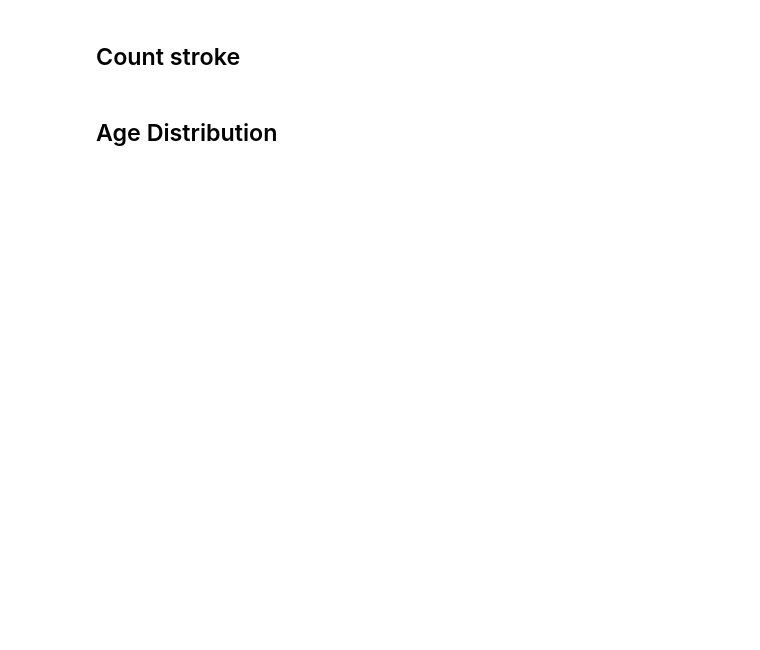
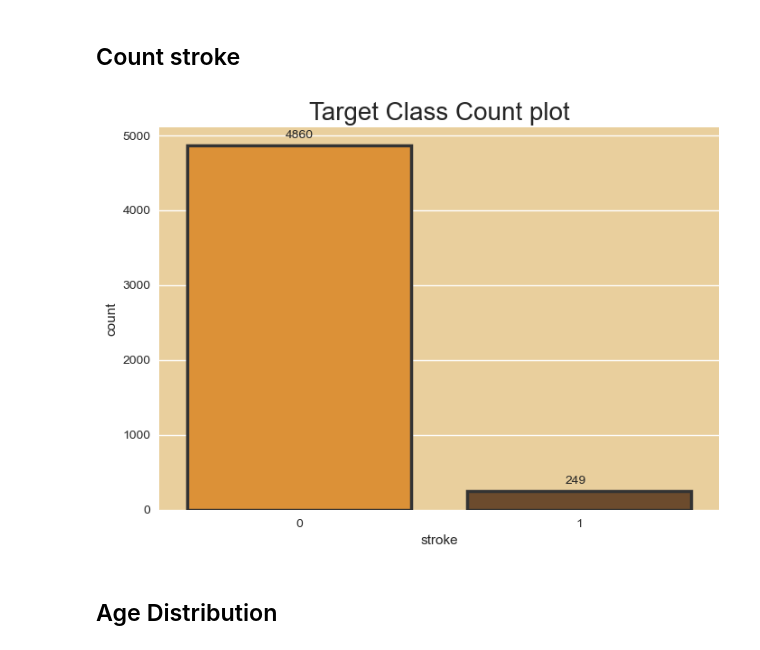
Before and after one commit to HoaNguyen710/PYTHON_FOR_DATA_SCIENCE, a Jupyter notebook: model.ipynb, the cells around one changed output. Cells and saved outputs as stored; diff of their text form; code cells hidden in the pictures; blank space fills up the shorter version.

```diff
--- a/model.ipynb
+++ b/model.ipynb
@@ -117,12 +276,15 @@ mean = df['bmi'].mean(skipna=True)
 df['bmi']= df['bmi'].mask(df['bmi'].isnull(), mean)
 df.drop(columns=['id', 'ever_married', 'work_type', 'residence_type', 'smoking_status'], inplace=True)
 # %%
-ax = sns.countplot(data=df, x='stroke')
+ax = sns.countplot(data=df, x='stroke', edgecolor='0.2', lw=2.5,  palette=["#F7941C", "#764A23"])
+ax.set_facecolor('#E9CF9D')
 [ax.annotate('{:.0f}'.format(p.get_height()), (p.get_x()+0.35, p.get_height()+100)) for p in ax.patches]
-plt.gca().spines['top'].set_visible(False)
-plt.gca().spines['right'].set_visible(False)
+plt.gca().spines['top'].set_visible(True)
+plt.gca().spines['right'].set_visible(True)
 plt.title('Target Class Count plot', fontsize=20)
 plt.show()
+# %% [output]
+[figure, added]
 # %% [markdown]
 ## Age Distribution
 # %%
```
Also changed, not shown: parts of 79 cells of this notebook, 2 other files.
